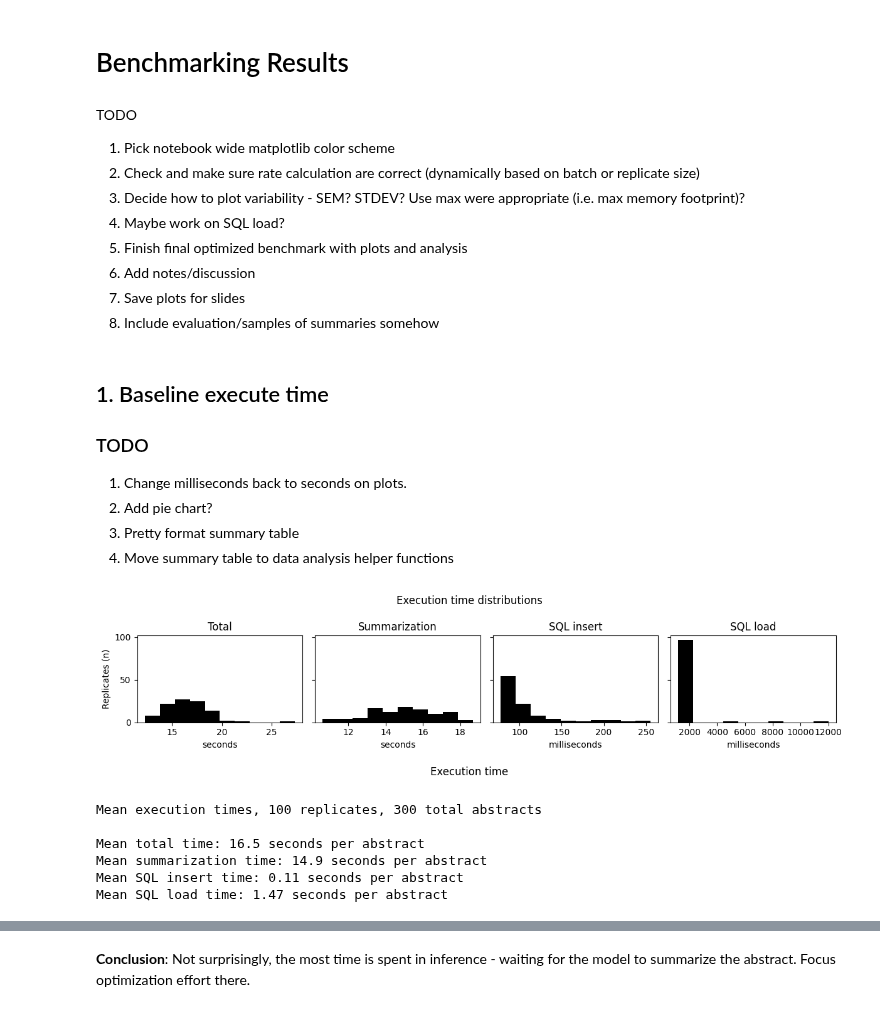
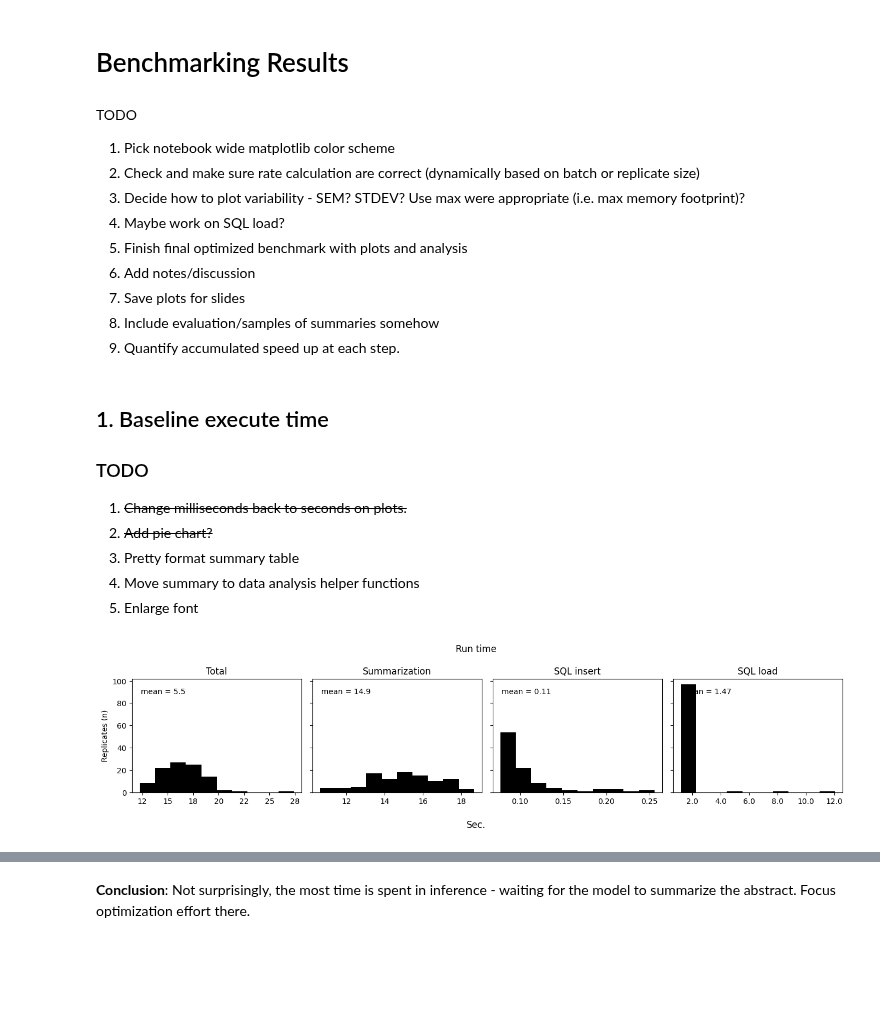
Before and after one commit to gperdrizet/PUBSUM, a Jupyter notebook: pubsum/notebooks/benchmarking_results.ipynb, the cells around one changed output, grey strips where cells are left out. Drawn from its saved outputs; the diff is of its cells as text; code cells hidden in the pictures; blank space fills up the shorter version.

```diff
--- a/pubsum/notebooks/benchmarking_results.ipynb
+++ b/pubsum/notebooks/benchmarking_results.ipynb
@@ -14,29 +14,16 @@ TODO
 6. Add notes/discussion
 7. Save plots for slides
 8. Include evaluation/samples of summaries somehow
+9. Quantify accumulated speed up at each step.
 # %% [markdown]
 ## 1. Baseline execute time
 ### TODO
-1. Change milliseconds back to seconds on plots.
-2. Add pie chart?
+1. ~~Change milliseconds back to seconds on plots.~~
+2. ~~Add pie chart?~~
 3. Pretty format summary table
-4. Move summary table to data analysis helper functions
+4. Move summary to data analysis helper functions
+5. Enlarge font
-# %%
-data, plt = plot_funcs.baseline_execution_plot('../benchmarks/baseline_execute_time/results.csv')
-
-plt.show()
-
-print(f"Mean execution times, {len(data)} replicates, {len(data) * 3} total abstracts")
-print()
-print(f"Mean total time: {(data['total_replicate_time'].mean() / 3).round(1)} seconds per abstract")
-print(f"Mean summarization time: {(data['total_summarization_time'].mean() / 3).round(1)} seconds per abstract")
-print(f"Mean SQL insert time: {(data['total_insert_time'].mean() / 3).round(3)} seconds per abstract")
-print(f"Mean SQL load time: {(data['total_loading_time'].mean() / 3).round(2)} seconds per abstract")
-# %% [output]
-[figure, removed]
-Mean execution times, 100 replicates, 300 total abstracts
-
-Mean total time: 16.5 seconds per abstract
-Mean summarization time: 14.9 seconds per abstract
-Mean SQL insert time: 0.11 seconds per abstract
-Mean SQL load time: 1.47 seconds per abstract
+# %%
+data = plot_funcs.baseline_execution_plot('../benchmarks/baseline_execute_time/results.csv')
+# %% [output]
+[figure, added]
```
Also changed, not shown: parts of 10 cells of this notebook, 1 other file.
